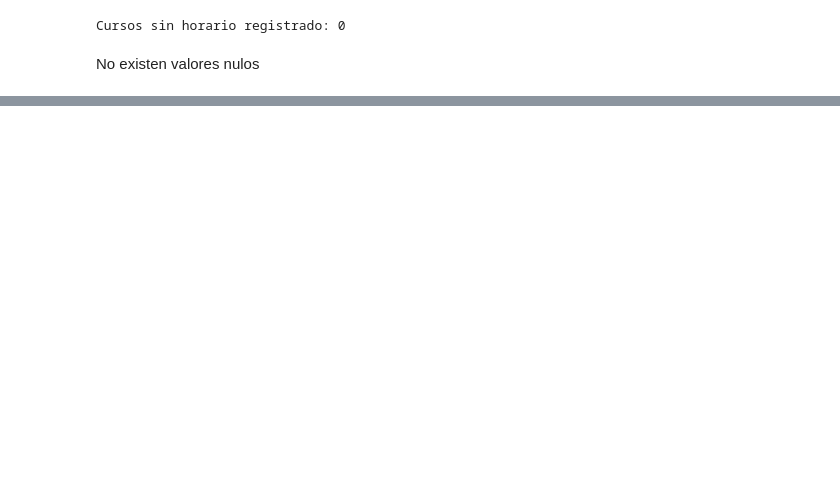
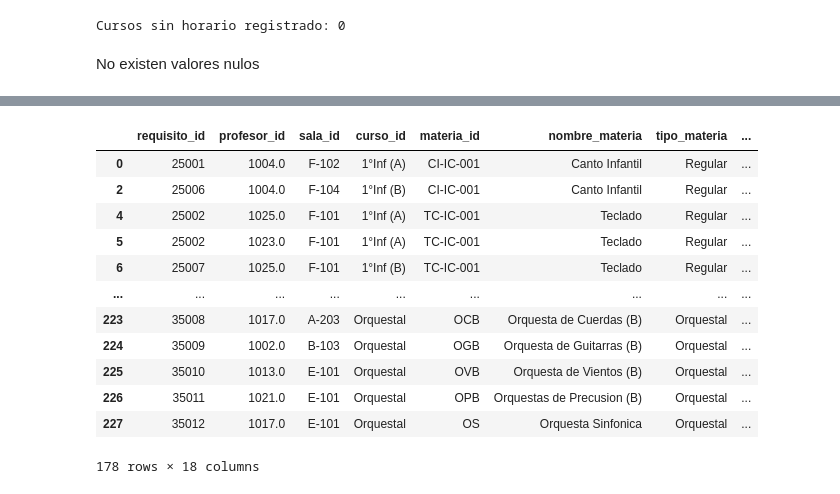
Before and after one commit to AndrewHerrada/Timetabling, a Jupyter notebook: Tablas.ipynb, the cells around one changed output, grey strips where cells are left out. Cells and saved outputs as stored; diff of their text form; code cells hidden in the pictures; blank space fills up the shorter version.

```diff
--- a/Tablas.ipynb
+++ b/Tablas.ipynb
@@ -331 +325,17 @@ df_final
+# %%
+df_definitivo
+# %% [output]
+|  | requisito_id | profesor_id | sala_id | curso_id | materia_id | nombre_materia | tipo_materia | ... |
+| 0 | 25001 | 1004.0 | F-102 | 1°Inf (A) | CI-IC-001 | Canto Infantil | Regular | ... |
+| 2 | 25006 | 1004.0 | F-104 | 1°Inf (B) | CI-IC-001 | Canto Infantil | Regular | ... |
+| 4 | 25002 | 1025.0 | F-101 | 1°Inf (A) | TC-IC-001 | Teclado | Regular | ... |
+| 5 | 25002 | 1023.0 | F-101 | 1°Inf (A) | TC-IC-001 | Teclado | Regular | ... |
+| 6 | 25007 | 1025.0 | F-101 | 1°Inf (B) | TC-IC-001 | Teclado | Regular | ... |
+| ... | ... | ... | ... | ... | ... | ... | ... | ... |
+| 223 | 35008 | 1017.0 | A-203 | Orquestal | OCB | Orquesta de Cuerdas (B) | Orquestal | ... |
+| 224 | 35009 | 1002.0 | B-103 | Orquestal | OGB | Orquesta de Guitarras (B) | Orquestal | ... |
+| 225 | 35010 | 1013.0 | E-101 | Orquestal | OVB | Orquesta de Vientos (B) | Orquestal | ... |
+| 226 | 35011 | 1021.0 | E-101 | Orquestal | OPB | Orquestas de Precusion (B) | Orquestal | ... |
+| 227 | 35012 | 1017.0 | E-101 | Orquestal | OS | Orquesta Sinfonica | Orquestal | ... |
+178 rows × 18 columns
 # %%
```
Also changed, not shown: parts of 21 cells of this notebook, 9 other files.
